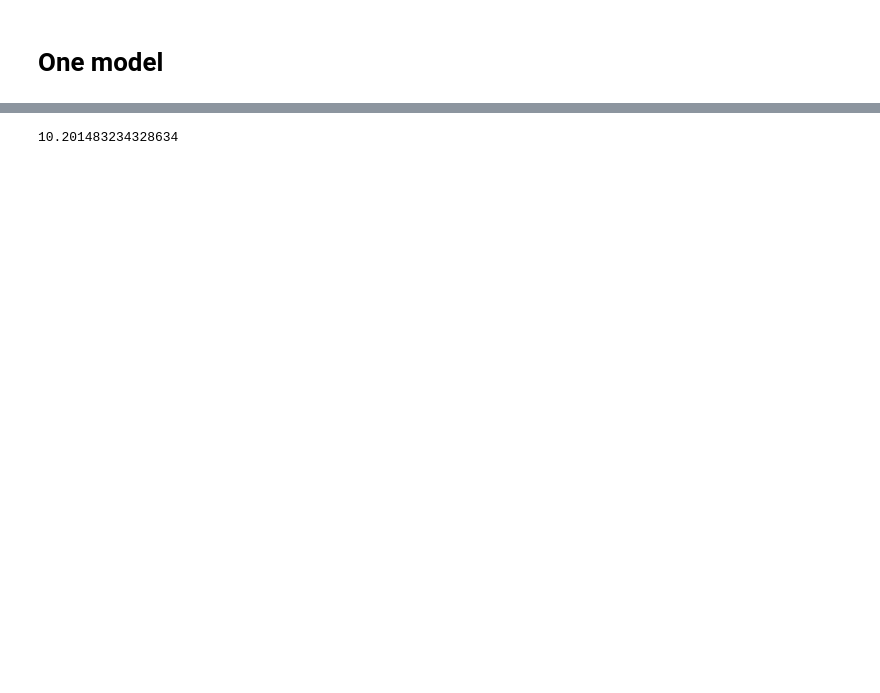
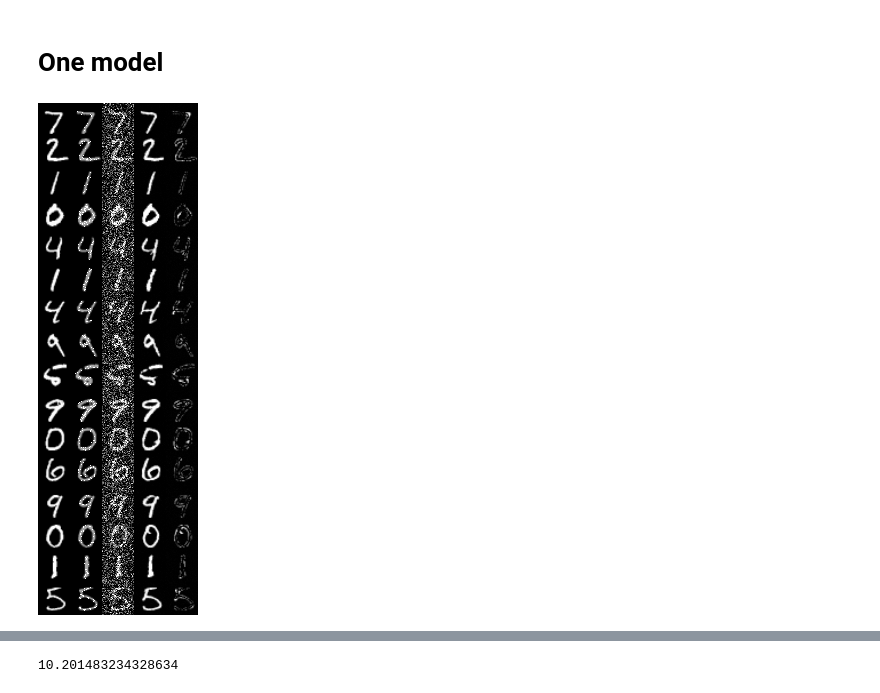
Before and after one commit to vvoganesyan/ddpm_cont, a Jupyter notebook: DDPM_cont_sample.ipynb, the cells around one changed output, grey strips where cells are left out. Drawn from its saved outputs; the diff is of its cells as text; code cells hidden in the pictures; blank space fills up the shorter version.

```diff
--- a/DDPM_cont_sample.ipynb
+++ b/DDPM_cont_sample.ipynb
@@ -64,4 +58,36 @@ ema_.copy_to(eps_th.parameters())
 # %% [markdown]
 # One model
+# %%
+val_dataset_iter = iter(val_loader)
+x, y = val_dataset_iter.next()
+x = x.to(device)
+x_noised = noising_PET_image( (x+1.0)/2, 60.0/90, 2.0/3)
+x_noised = 2*x_noised-1.0
+
+t0 = 0.22
+t0_array = t0*torch.ones(128,).to(device)
+z = SDE_noise(x_noised, t0_array)
+# %%
+z_restored = sample_sde_mid(device, eps_th, z, t0, 0.0)
+# %%
+err = torch.abs(x - z_restored)-1
+# %%
+n = 16
+big_img = np.zeros((n*32,5*32),dtype=np.uint8)
+for i, batch in enumerate([x, x_noised, z, z_restored, err]):
+    for j, p in enumerate(batch):
+        if j<n:
+            p = p*0.5 + 0.5
+            p = p * 255
+            p = p.clamp(0, 255)
+            p = p.detach().cpu().numpy()
+            p = p.astype(np.uint8)
+            p = p.transpose((1,2,0))
+            big_img[j*32:(j+1)*32, i*32:(i+1)*32] = p[:,:,0]
+# %%
+big_img = Image.fromarray(big_img)
+big_img
+# %% [output]
+[figure, added]
 # %%
 with torch.no_grad():
```
Also changed, not shown: parts of 7 cells of this notebook, 6 other files.
